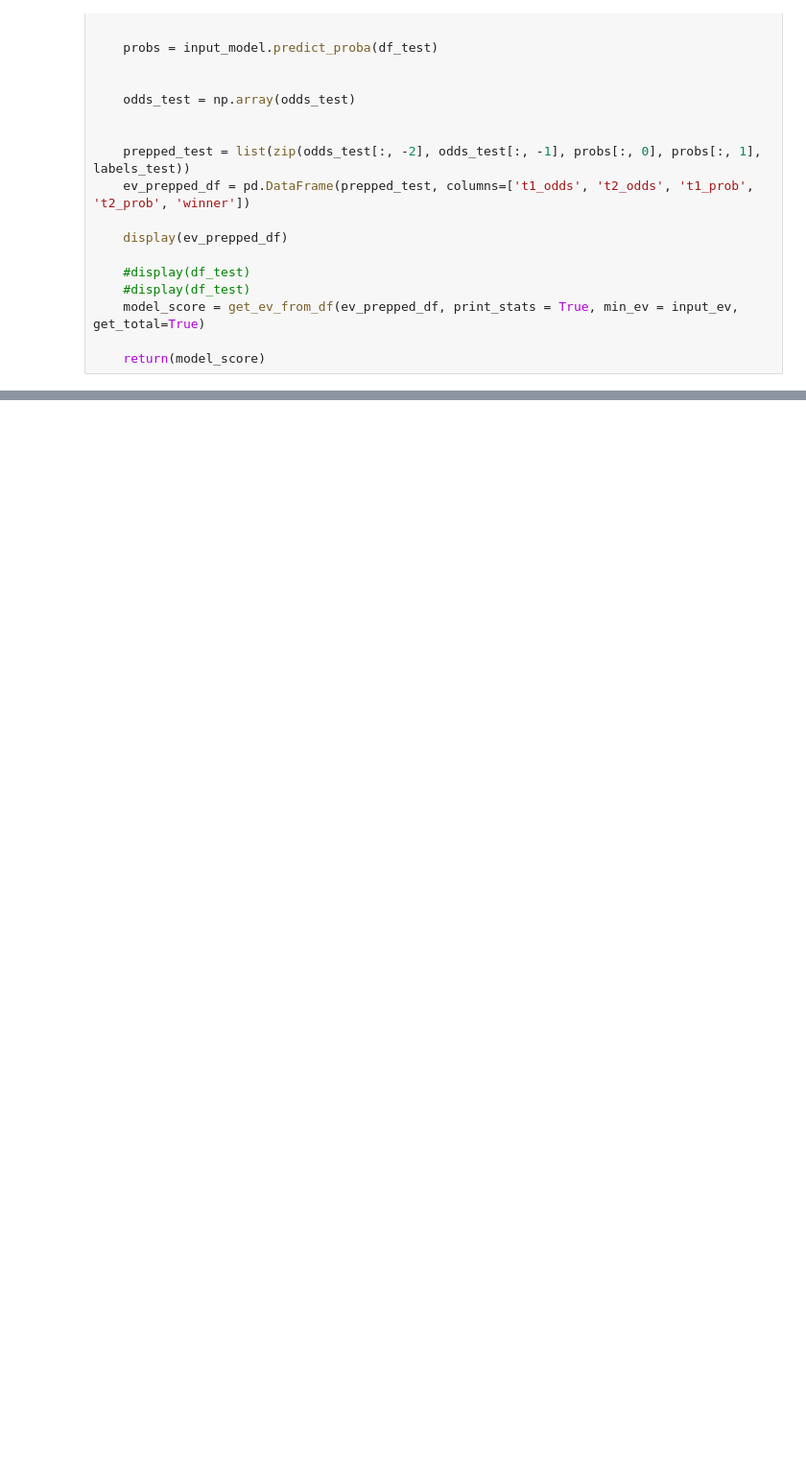
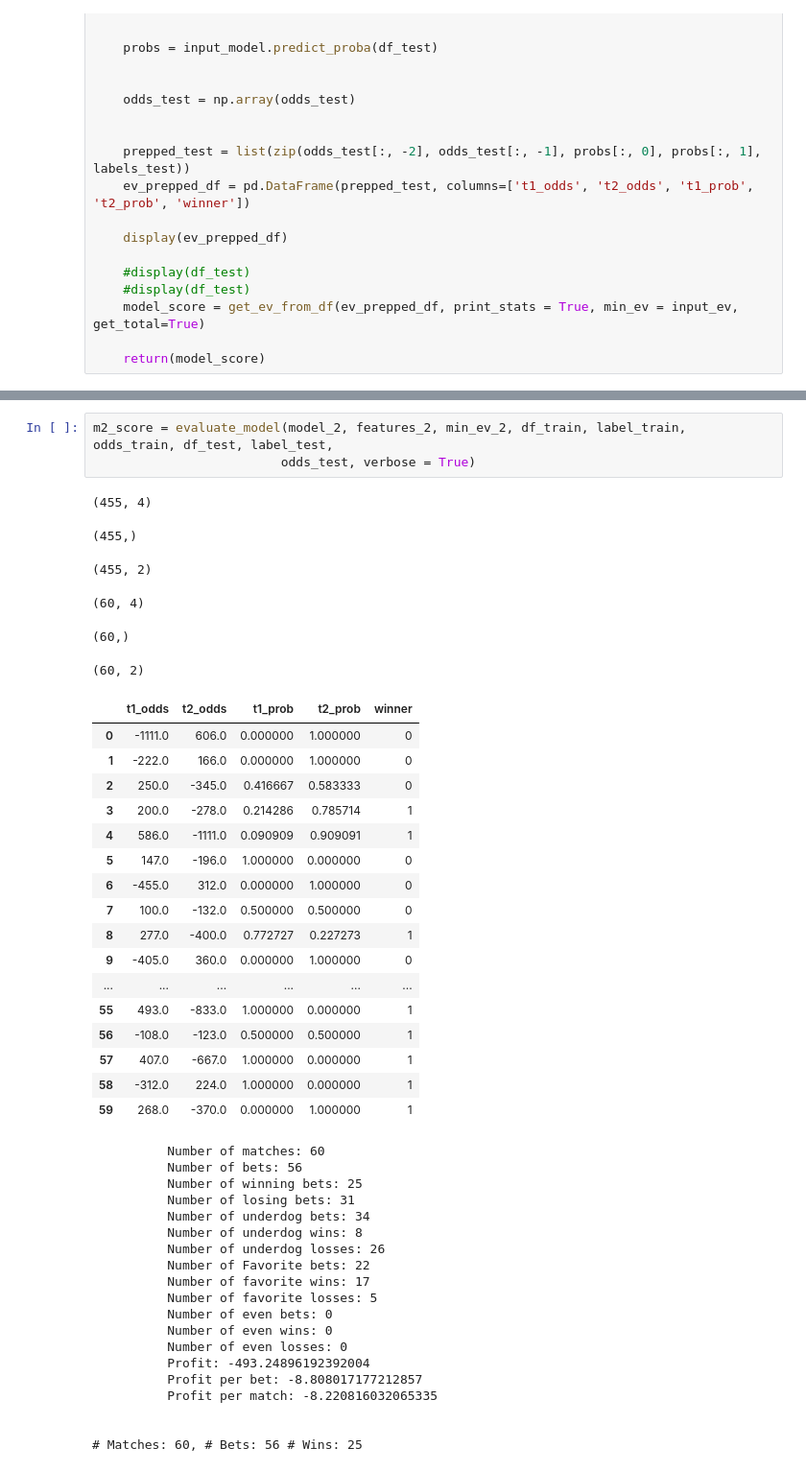
Before and after one commit to shortlikeafox/overwatch-league-owl-data-project, a Jupyter notebook: OWL-Model-Evaluation-Worksheet.ipynb, the cells around one changed output, grey strips where cells are left out. Shown: that part at 96% size. Saved outputs shown, nothing was run; the diff lists cells and outputs as text; blank space fills up the shorter version.

```diff
--- a/OWL-Model-Evaluation-Worksheet.ipynb
+++ b/OWL-Model-Evaluation-Worksheet.ipynb
@@ -101,0 +181,46 @@ def evaluate_model(input_model, input_features, input_ev, train_df, train_labels
+# %%
+m2_score = evaluate_model(model_2, features_2, min_ev_2, df_train, label_train, odds_train, df_test, label_test,
+                         odds_test, verbose = True)
+# %% [output]
+(455, 4)
+(455,)
+(455, 2)
+(60, 4)
+(60,)
+(60, 2)
+|  | t1_odds | t2_odds | t1_prob | t2_prob | winner |
+| 0 | -1111.0 | 606.0 | 0.000000 | 1.000000 | 0 |
+| 1 | -222.0 | 166.0 | 0.000000 | 1.000000 | 0 |
+| 2 | 250.0 | -345.0 | 0.416667 | 0.583333 | 0 |
+| 3 | 200.0 | -278.0 | 0.214286 | 0.785714 | 1 |
+| 4 | 586.0 | -1111.0 | 0.090909 | 0.909091 | 1 |
+| 5 | 147.0 | -196.0 | 1.000000 | 0.000000 | 0 |
+| 6 | -455.0 | 312.0 | 0.000000 | 1.000000 | 0 |
+| 7 | 100.0 | -132.0 | 0.500000 | 0.500000 | 0 |
+| 8 | 277.0 | -400.0 | 0.772727 | 0.227273 | 1 |
+| 9 | -405.0 | 360.0 | 0.000000 | 1.000000 | 0 |
+| ... | ... | ... | ... | ... | ... |
+| 55 | 493.0 | -833.0 | 1.000000 | 0.000000 | 1 |
+| 56 | -108.0 | -123.0 | 0.500000 | 0.500000 | 1 |
+| 57 | 407.0 | -667.0 | 1.000000 | 0.000000 | 1 |
+| 58 | -312.0 | 224.0 | 1.000000 | 0.000000 | 1 |
+| 59 | 268.0 | -370.0 | 0.000000 | 1.000000 | 1 |
+          Number of matches: 60
+          Number of bets: 56
+          Number of winning bets: 25
+          Number of losing bets: 31
+          Number of underdog bets: 34
+          Number of underdog wins: 8
+          Number of underdog losses: 26
+          Number of Favorite bets: 22
+          Number of favorite wins: 17
+          Number of favorite losses: 5
+          Number of even bets: 0
+          Number of even wins: 0
+          Number of even losses: 0
+          Profit: -493.24896192392004
+          Profit per bet: -8.808017177212857
+          Profit per match: -8.220816032065335
+
+
+# Matches: 60, # Bets: 56 # Wins: 25
```
Also changed, not shown: parts of 6 cells of this notebook, 5 other files.
